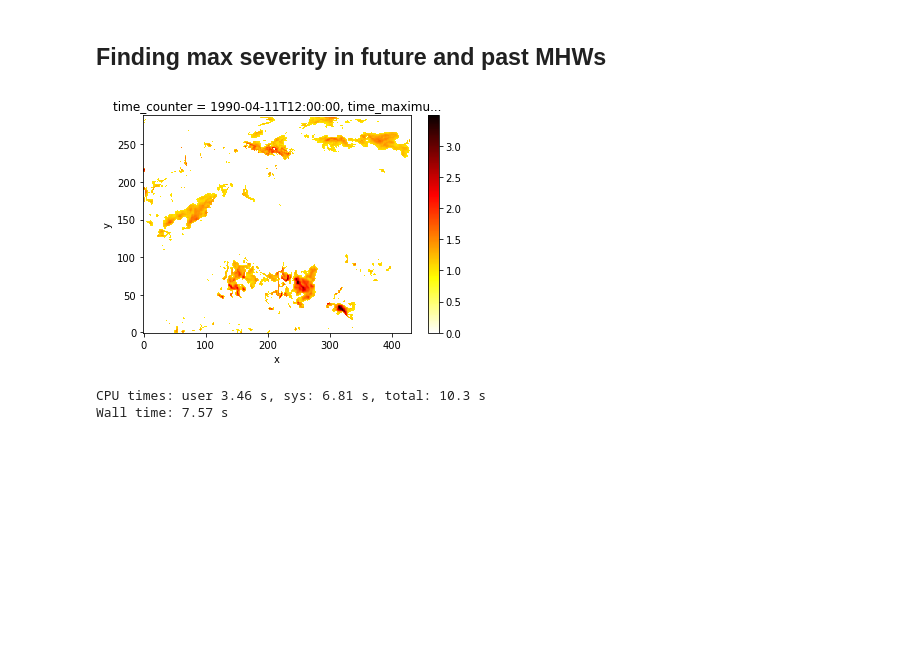
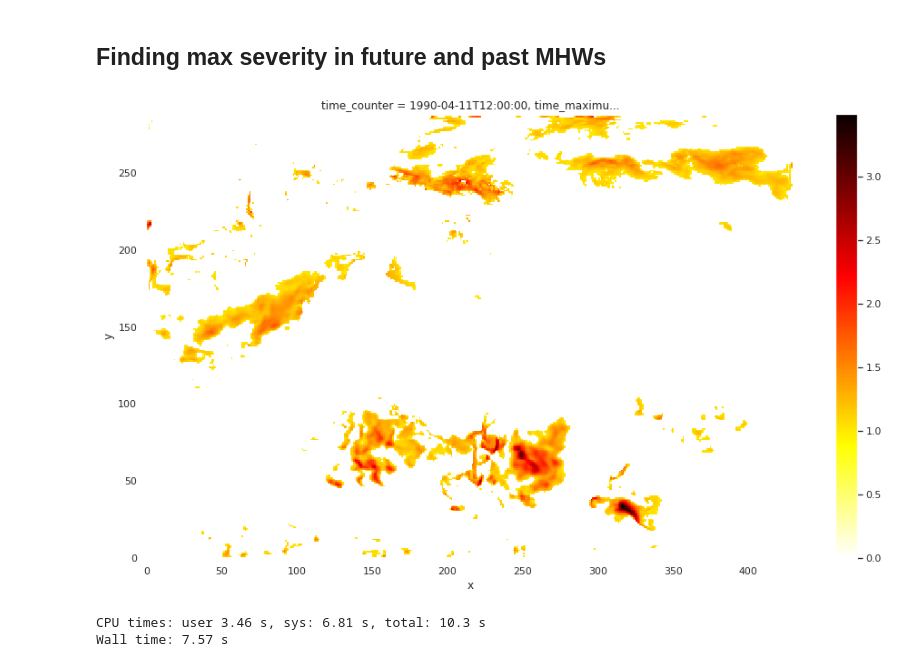
Before and after one commit to ritwik1111/MHW, a Jupyter notebook: Projects/sstPlots/MHW_Statistics.ipynb, the cells around one changed output. Saved outputs shown, nothing was run; the diff lists cells and outputs as text; code cells hidden in the pictures; blank space fills up the shorter version.

```diff
--- a/Projects/sstPlots/MHW_Statistics.ipynb
+++ b/Projects/sstPlots/MHW_Statistics.ipynb
@@ -25,12 +25,14 @@ Hosting the diagnostics dashboard on a random port instead.
   warnings.warn('\n' + msg)
 | Client Scheduler: inproc://10.0.6... | Cluster Workers: 1 Cores: 8 Memor... |
 # %%
+# Plotting stuff
 plt.rcParams["figure.figsize"] = [16,9]
+sns.set()
 # %%
 # Importing MHW files
 localDir = "/g/data1a/e14/rm6294/NOWMHW/"
-futSev = xr.open_dataarray(localDir + 'severityMHWNOW_futRun.nc')
-pastSev = xr.open_dataarray(localDir + 'severityMHWNOW_pastRun.nc')
+futMHW = xr.open_dataarray(localDir + 'severityMHWNOW_futRun.nc')
+pastMHW = xr.open_dataarray(localDir + 'severityMHWNOW_pastRun.nc')
 # %%
 # Defining chunk sizes
 x_chunk = 120
@@ -39,7 +41,7 @@ t_chunk = 365
 # %% [markdown]
 ## Finding max severity in future and past MHWs
 # %%
-pastSev.isel(time_counter = 100).plot(cmap = 'hot_r');
+pastMHW.isel(time_counter = 100).plot(cmap = 'hot_r');
 # %% [output]
-[figure, old version]
+[figure, new version]
 # %%
```
Also changed, not shown: parts of 23 cells of this notebook, 1 other file.
